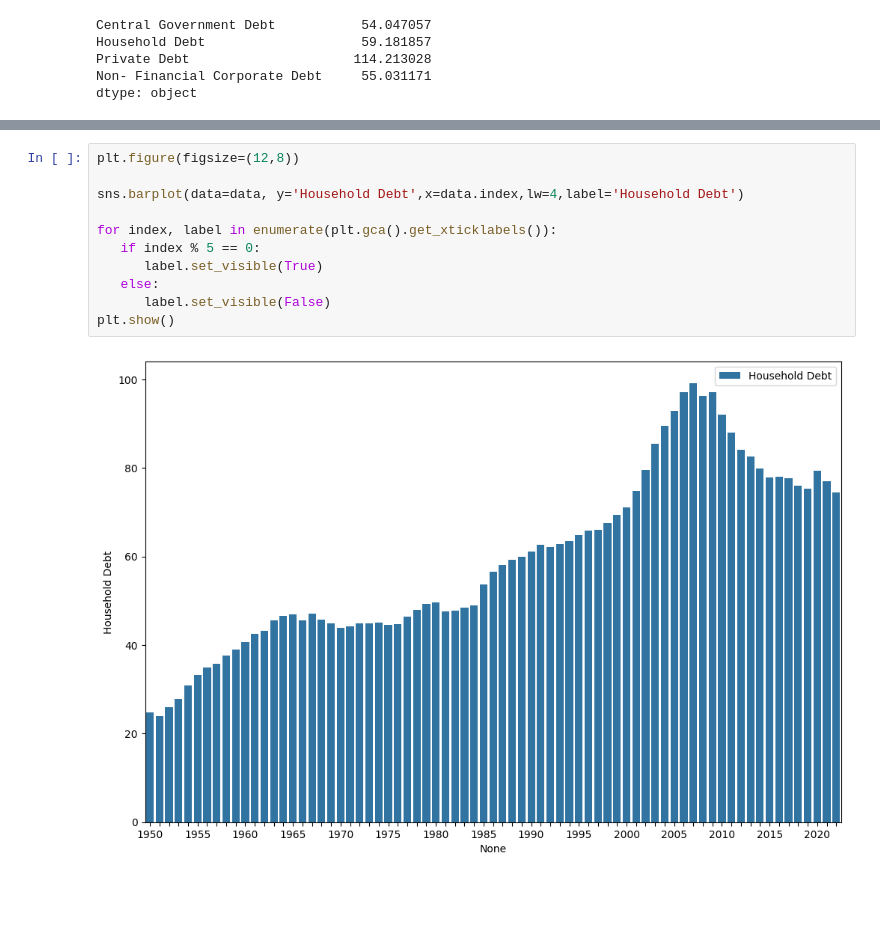
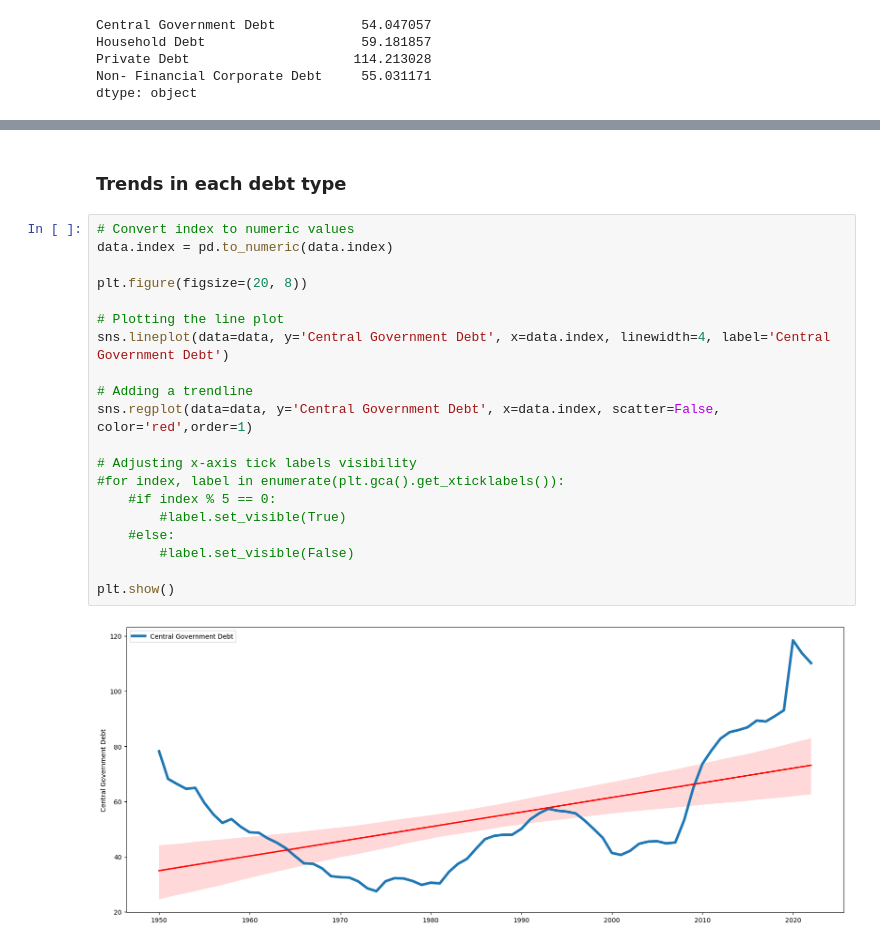
Before and after one commit to WamzMwangi/Global_Debt_Analysis, a Jupyter notebook: US_Debt_Analysis.ipynb, the cells around one changed output, grey strips where cells are left out. Drawn from its saved outputs; the diff is of its cells as text; blank space fills up the shorter version.

Commit message:
Trends

```diff
--- a/US_Debt_Analysis.ipynb
+++ b/US_Debt_Analysis.ipynb
@@ -340,13 +343,24 @@ plt.show()
-# %%
-plt.figure(figsize=(12,8))
-
-sns.barplot(data=data, y='Household Debt',x=data.index,lw=4,label='Household Debt')
-
-for index, label in enumerate(plt.gca().get_xticklabels()):
-   if index % 5 == 0:
-      label.set_visible(True)
-   else:
-      label.set_visible(False)
-plt.show()
-# %% [output]
-[figure, removed]
+# %% [markdown]
+### Trends in each debt type
+# %%
+# Convert index to numeric values
+data.index = pd.to_numeric(data.index)
+
+plt.figure(figsize=(20, 8))
+
+# Plotting the line plot
+sns.lineplot(data=data, y='Central Government Debt', x=data.index, linewidth=4, label='Central Government Debt')
+
+# Adding a trendline
+sns.regplot(data=data, y='Central Government Debt', x=data.index, scatter=False, color='red',order=1)
+
+# Adjusting x-axis tick labels visibility
+#for index, label in enumerate(plt.gca().get_xticklabels()):
+    #if index % 5 == 0:
+        #label.set_visible(True)
+    #else:
+        #label.set_visible(False)
+
+plt.show()
+# %% [output]
+[figure, added]
```
Also changed, not shown: parts of 3 cells of this notebook.
